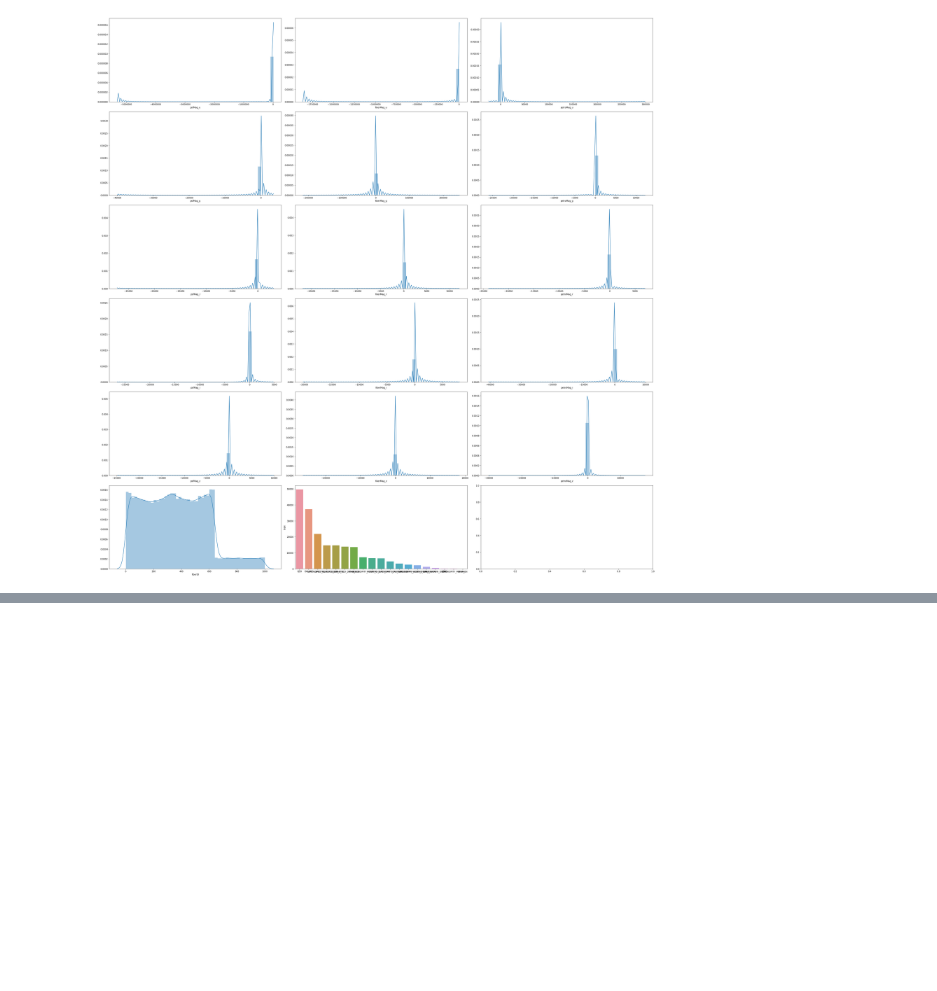
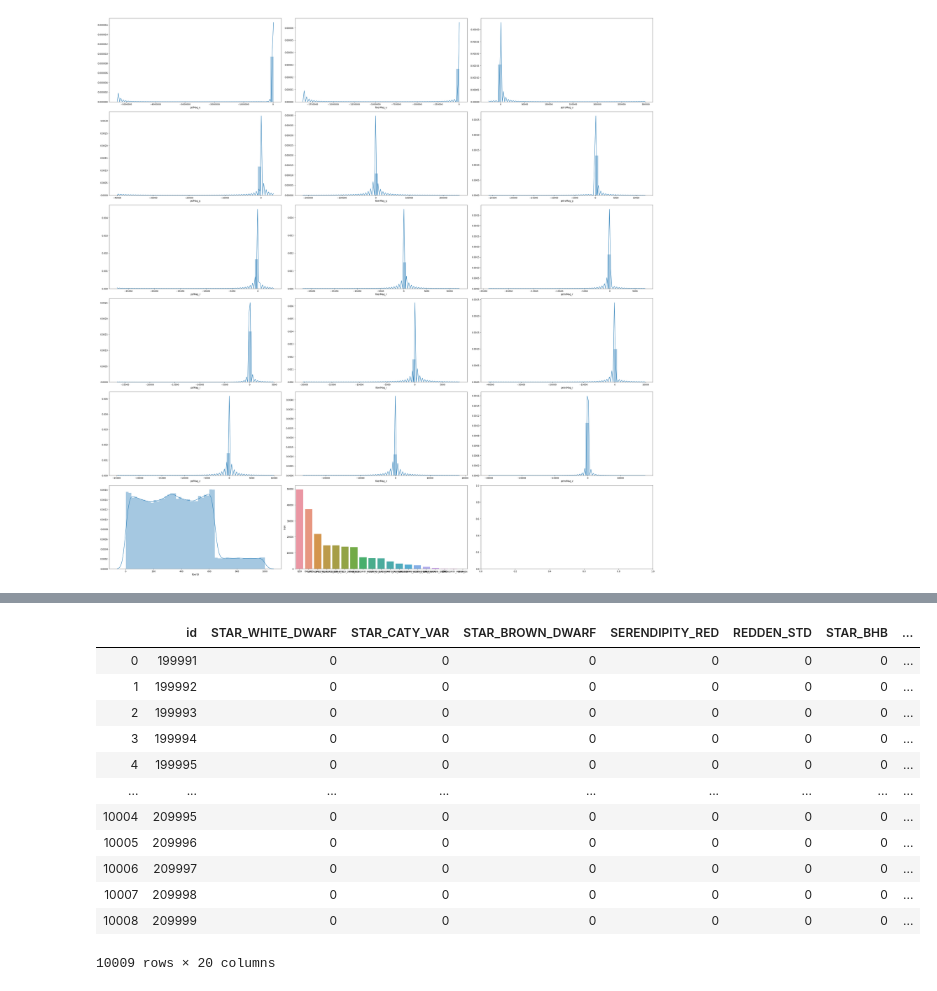
Before and after one commit to idjoopal/MLFW_study, a Jupyter notebook: Dacon/classification_universe.ipynb, the cells around one changed output, grey strips where cells are left out. Saved outputs shown, nothing was run; the diff lists cells and outputs as text; code cells hidden in the pictures; blank space fills up the shorter version.

```diff
--- a/Dacon/classification_universe.ipynb
+++ b/Dacon/classification_universe.ipynb
@@ -226,5 +279,10 @@ draw_scattermap(train_R, 'petroMag_z', 'psfMag_u')
 # %%
-X = train_R[['fiberID', 'psfMag_u', 'psfMag_g', 'psfMag_r', 'psfMag_i', 'psfMag_z', 'fiberMag_u', 'fiberMag_g', 'fiberMag_r', 'fiberMag_i', 'fiberMag_z', 'petroMag_u', 'petroMag_g', 'petroMag_r', 'petroMag_i', 'petroMag_z', 'modelMag_u', 'modelMag_g', 'modelMag_r', 'modelMag_i', 'modelMag_z']]
-Y = train_R['type']
+# X = train_R[['fiberID', 'psfMag_u', 'psfMag_g', 'psfMag_r', 'psfMag_i', 'psfMag_z', 'fiberMag_u', 'fiberMag_g', 'fiberMag_r', 'fiberMag_i', 'fiberMag_z', 'petroMag_u', 'petroMag_g', 'petroMag_r', 'petroMag_i', 'petroMag_z', 'modelMag_u', 'modelMag_g', 'modelMag_r', 'modelMag_i', 'modelMag_z']]
+# Y = train_R['type']
+# X = train[['fiberID', 'psfMag_u', 'psfMag_g', 'psfMag_r', 'psfMag_i', 'psfMag_z', 'fiberMag_u', 'fiberMag_g', 'fiberMag_r', 'fiberMag_i', 'fiberMag_z', 'petroMag_u', 'petroMag_g', 'petroMag_r', 'petroMag_i', 'petroMag_z', 'modelMag_u', 'modelMag_g', 'modelMag_r', 'modelMag_i', 'modelMag_z']]
+# Y = train['type']
+
+X = train_discrete.drop(['id','type'], axis=1)
+Y = train_discrete['type']
 # %%
 model_tree = DecisionTreeClassifier(criterion='entropy', random_state=1, max_depth=12)
@@ -248,3 +328,27 @@ model_pred(model_ada, X, Y)
+# %%
+# 실제 테스트셋에 적용하여 제출용 파일 생성
+tX = test_discrete.drop(['id'], axis=1)
+tY = test_model(model_forest, tX)
+submit = test
+submit['type'] = tY
+res = make_CSV(submit)
+# %%
+res
+# tY = test_model(model_forest, tX)
+# %% [output]
+|  | id | STAR_WHITE_DWARF | STAR_CATY_VAR | STAR_BROWN_DWARF | SERENDIPITY_RED | REDDEN_STD | STAR_BHB | ... |
+| 0 | 199991 | 0 | 0 | 0 | 0 | 0 | 0 | ... |
+| 1 | 199992 | 0 | 0 | 0 | 0 | 0 | 0 | ... |
+| 2 | 199993 | 0 | 0 | 0 | 0 | 0 | 0 | ... |
+| 3 | 199994 | 0 | 0 | 0 | 0 | 0 | 0 | ... |
+| 4 | 199995 | 0 | 0 | 0 | 0 | 0 | 0 | ... |
+| ... | ... | ... | ... | ... | ... | ... | ... | ... |
+| 10004 | 209995 | 0 | 0 | 0 | 0 | 0 | 0 | ... |
+| 10005 | 209996 | 0 | 0 | 0 | 0 | 0 | 0 | ... |
+| 10006 | 209997 | 0 | 0 | 0 | 0 | 0 | 0 | ... |
+| 10007 | 209998 | 0 | 0 | 0 | 0 | 0 | 0 | ... |
+| 10008 | 209999 | 0 | 0 | 0 | 0 | 0 | 0 | ... |
+10009 rows × 20 columns
 # %%
 train_nIDX = train_NoutL_t.drop(['id','type'], axis=1)
 train_nIDX['fiberID'] = train_nIDX['fiberID'].astype(str)
```
Also changed, not shown: parts of 25 cells of this notebook, 2 other files.
